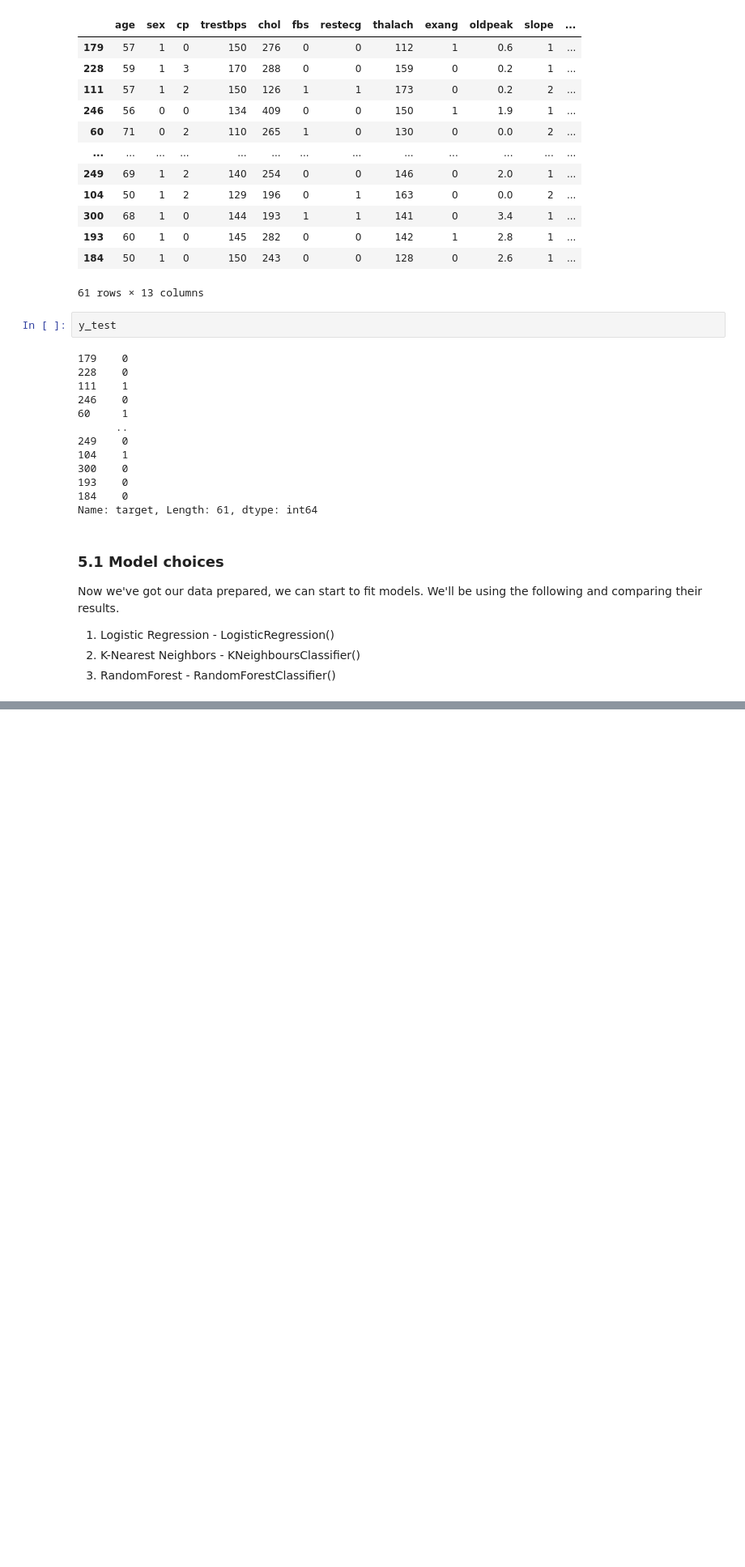
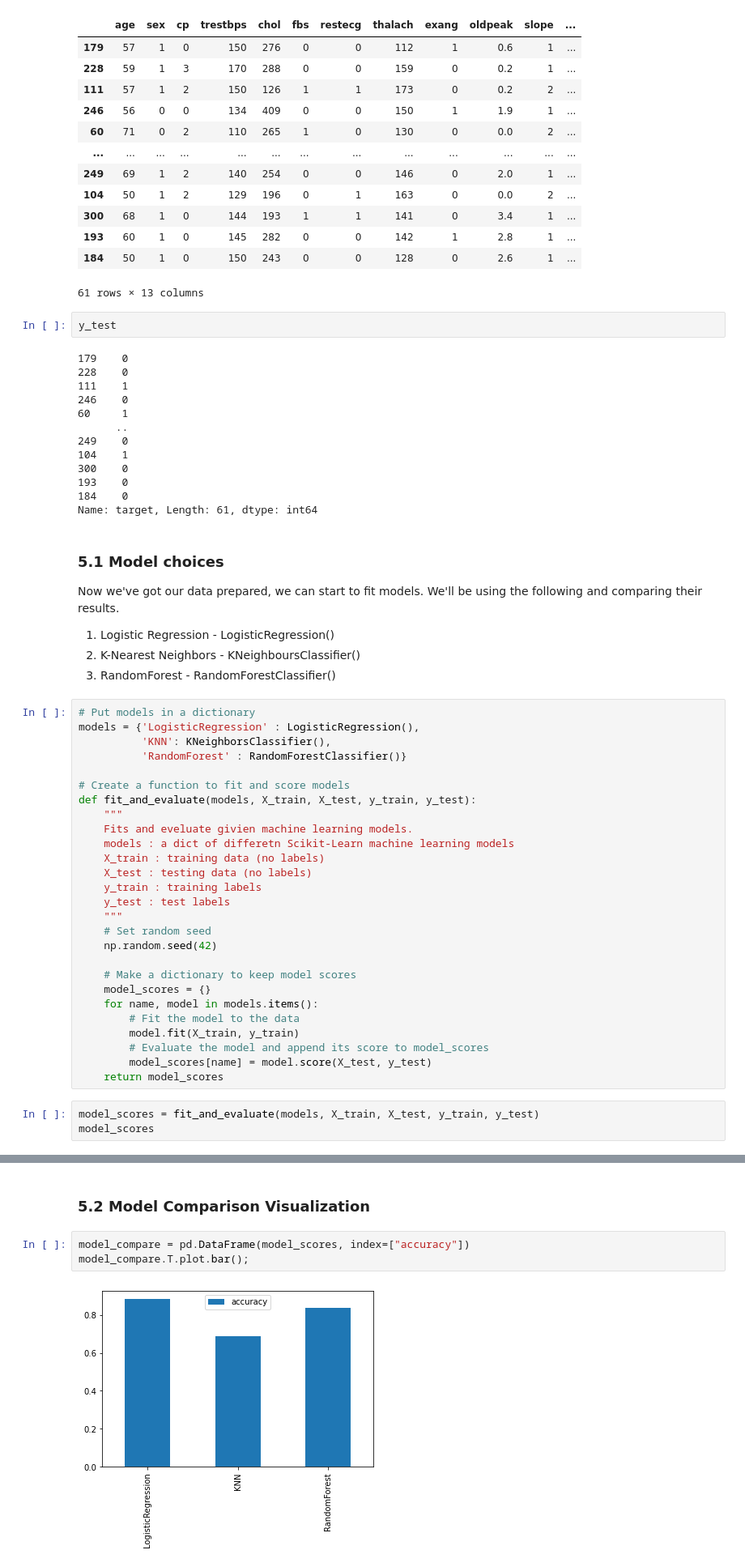
Before and after one commit to chaggysen/Heart-Disease-Classification, a Jupyter notebook: Heart-Disease-Classification.ipynb, the cells around one changed output, grey strips where cells are left out. Shown at 81% size. Saved outputs shown, nothing was run; the diff lists cells and outputs as text; blank space fills up the shorter version.

```diff
--- a/Heart-Disease-Classification.ipynb
+++ b/Heart-Disease-Classification.ipynb
@@ -443,3 +443,33 @@ Now we've got our data prepared, we can start to fit models. We'll be using the
 1. Logistic Regression - LogisticRegression()
 2. K-Nearest Neighbors - KNeighboursClassifier()
 3. RandomForest - RandomForestClassifier()
+# %%
+# Put models in a dictionary
+models = {'LogisticRegression' : LogisticRegression(),
+          'KNN': KNeighborsClassifier(),
+          'RandomForest' : RandomForestClassifier()}
+
+# Create a function to fit and score models
+def fit_and_evaluate(models, X_train, X_test, y_train, y_test):
+    """
+    Fits and eveluate givien machine learning models.
+    models : a dict of differetn Scikit-Learn machine learning models
+    X_train : training data (no labels)
+    X_test : testing data (no labels)
+    y_train : training labels
+    y_test : test labels
+    """
+    # Set random seed
+    np.random.seed(42)
+
+    # Make a dictionary to keep model scores
+    model_scores = {}
+    for name, model in models.items():
+        # Fit the model to the data
+        model.fit(X_train, y_train)
+        # Evaluate the model and append its score to model_scores
+        model_scores[name] = model.score(X_test, y_test)
+    return model_scores
+# %%
+model_scores = fit_and_evaluate(models, X_train, X_test, y_train, y_test)
+model_scores
@@ -445,0 +487,7 @@ Now we've got our data prepared, we can start to fit models. We'll be using the
+# %% [markdown]
+### 5.2 Model Comparison Visualization
+# %%
+model_compare = pd.DataFrame(model_scores, index=["accuracy"])
+model_compare.T.plot.bar();
+# %% [output]
+[figure, added]
```
Also changed, not shown: parts of 36 cells of this notebook.
